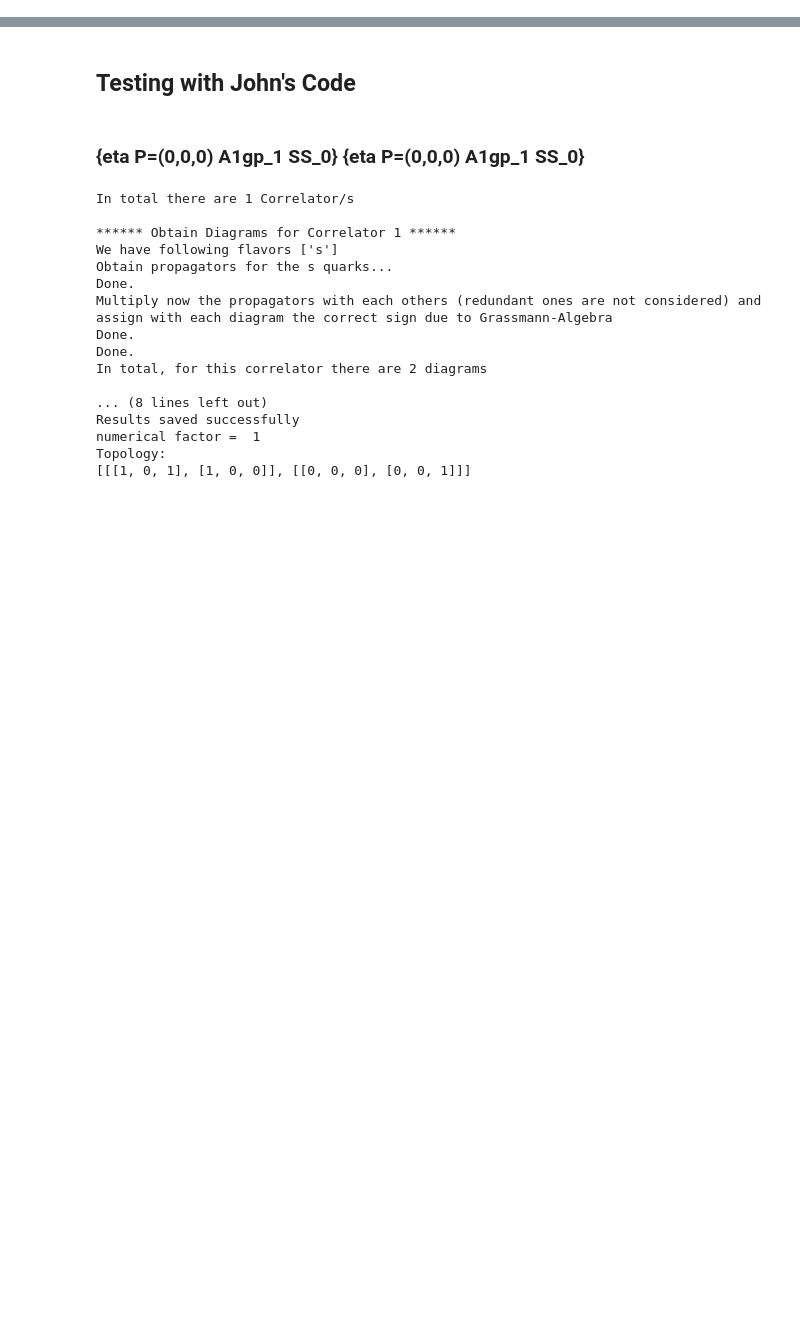
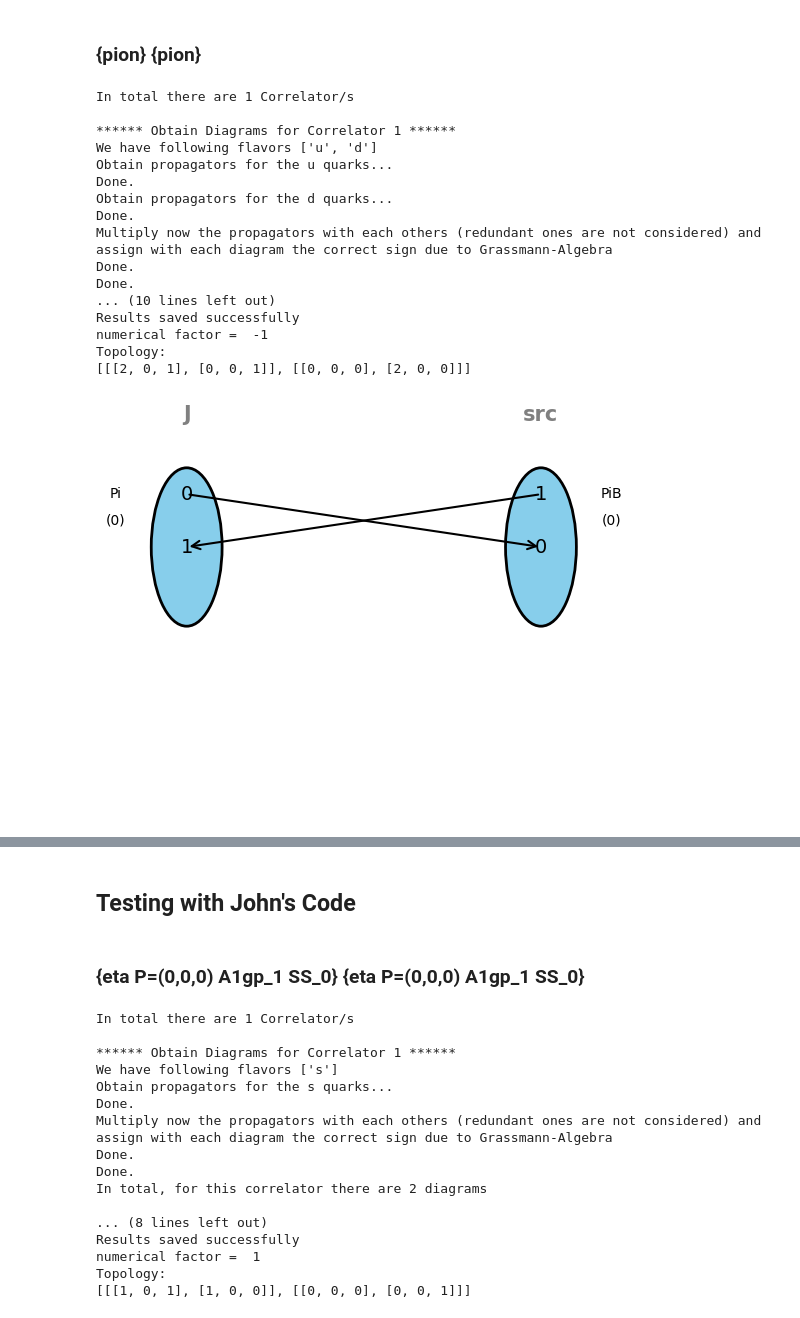
Before and after one commit to Herzallah15/PyTorTractor, a Jupyter notebook: Main/Main.ipynb, the cells around one changed output, grey strips where cells are left out. Saved outputs shown, nothing was run; the diff lists cells and outputs as text; code cells hidden in the pictures; blank space fills up the shorter version.

```diff
--- a/Main/Main.ipynb
+++ b/Main/Main.ipynb
@@ -2,0 +111,31 @@
+# %% [markdown]
+### {pion}  {pion}
+# %%
+O1 = Pion(1)
+O1_ontime = OpTimeSlice(2, O1)
+O2 = bar(Pion(1))
+O2_ontime = OpTimeSlice(0, O2)
+Correlator = O1_ontime * O2_ontime
+Result = Correlator.Laudtracto()
+writeresults(Result, O1_ontime, O2_ontime, path = '../WickDiagrams/PJP.hdf5')
+for diagram in Result:
+    diagram.bulavision()
+# %% [output]
+In total there are 1 Correlator/s
+
+****** Obtain Diagrams for Correlator 1 ******
+We have following flavors ['u', 'd']
+Obtain propagators for the u quarks...
+Done.
+Obtain propagators for the d quarks...
+Done.
+Multiply now the propagators with each others (redundant ones are not considered) and
+assign with each diagram the correct sign due to Grassmann-Algebra
+Done.
+Done.
+... (10 lines left out)
+Results saved successfully
+numerical factor =  -1
+Topology:
+[[[2, 0, 1], [0, 0, 1]], [[0, 0, 0], [2, 0, 0]]]
+[figure, added]
```
Also changed, not shown: parts of 6 cells of this notebook.
